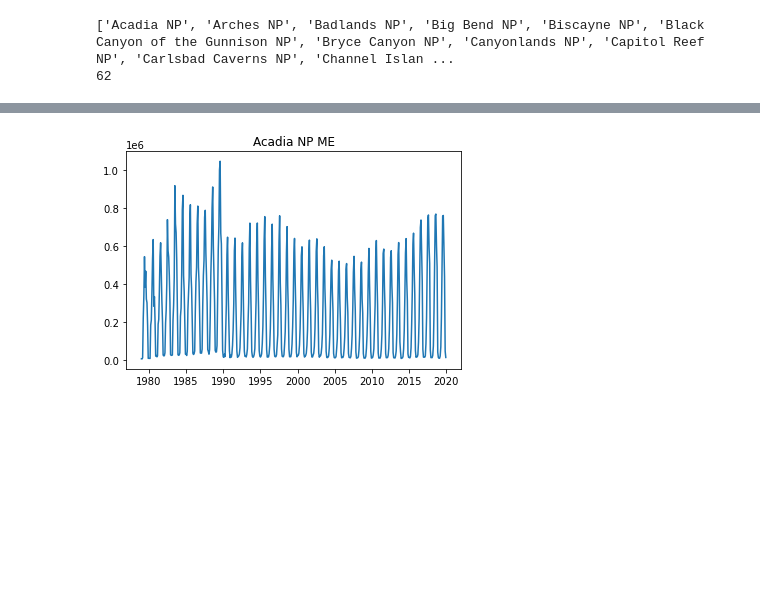
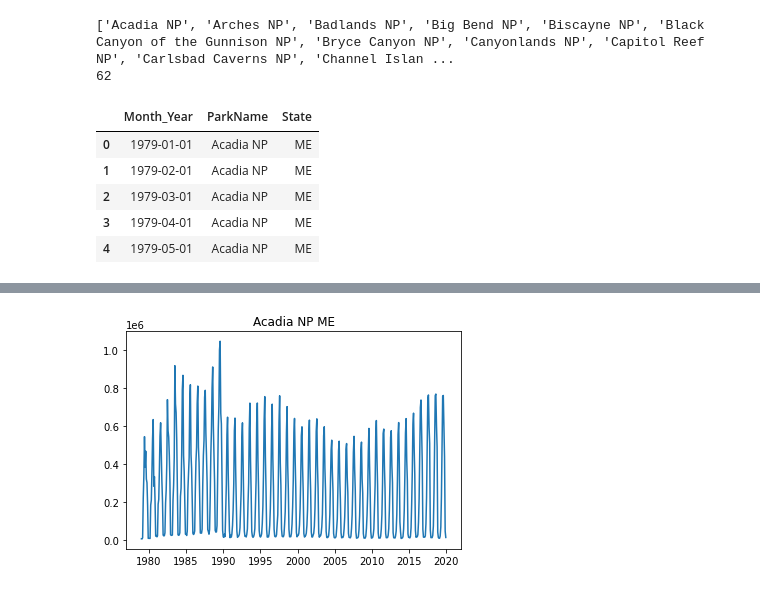
Before and after one commit to vgjaq/National-Park-Capstone-Project, a Jupyter notebook: DataWrangling.ipynb, the cells around one changed output, grey strips where cells are left out. Saved outputs shown, nothing was run; the diff lists cells and outputs as text; code cells hidden in the pictures; blank space fills up the shorter version.

```diff
--- a/DataWrangling.ipynb
+++ b/DataWrangling.ipynb
@@ -245,3 +125,14 @@ print(len(Parks_unique))
 # %% [output]
 ['Acadia NP', 'Arches NP', 'Badlands NP', 'Big Bend NP', 'Biscayne NP', 'Black Canyon of the Gunnison NP', 'Bryce Canyon NP', 'Canyonlands NP', 'Capitol Reef NP', 'Carlsbad Caverns NP', 'Channel Islan ...
 62
+# %%
+new = NP_visit.filter(['ParkName', 'State'], axis = 1)
+new.reset_index(inplace= True)
+new.head()
+# %% [output]
+|  | Month_Year | ParkName | State |
+| 0 | 1979-01-01 | Acadia NP | ME |
+| 1 | 1979-02-01 | Acadia NP | ME |
+| 2 | 1979-03-01 | Acadia NP | ME |
+| 3 | 1979-04-01 | Acadia NP | ME |
+| 4 | 1979-05-01 | Acadia NP | ME |
```
Also changed, not shown: parts of 19 cells of this notebook, 11 other files.
